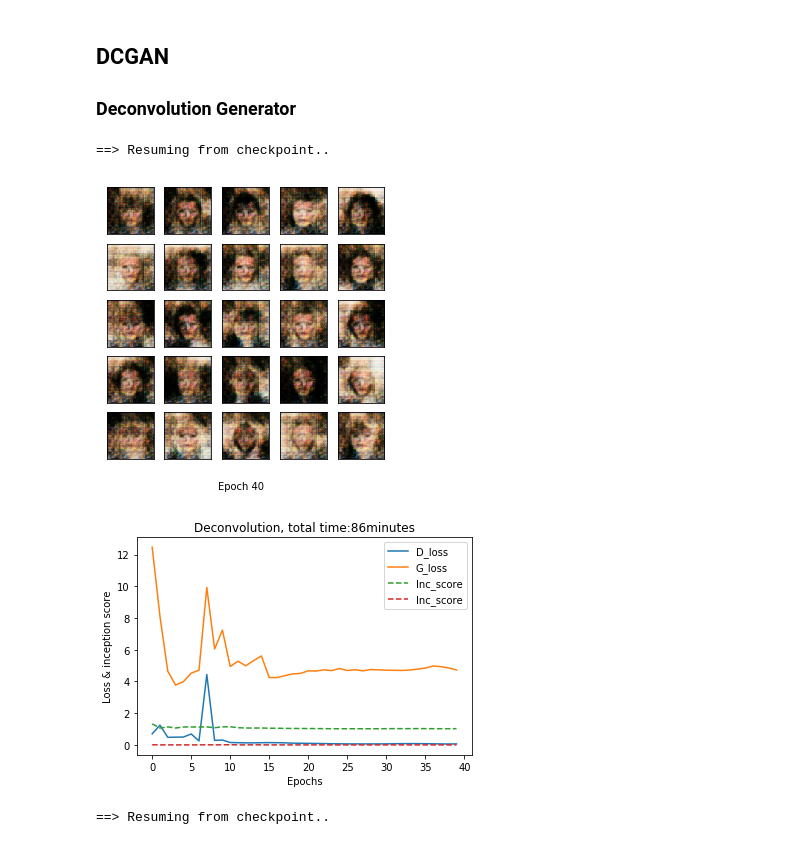
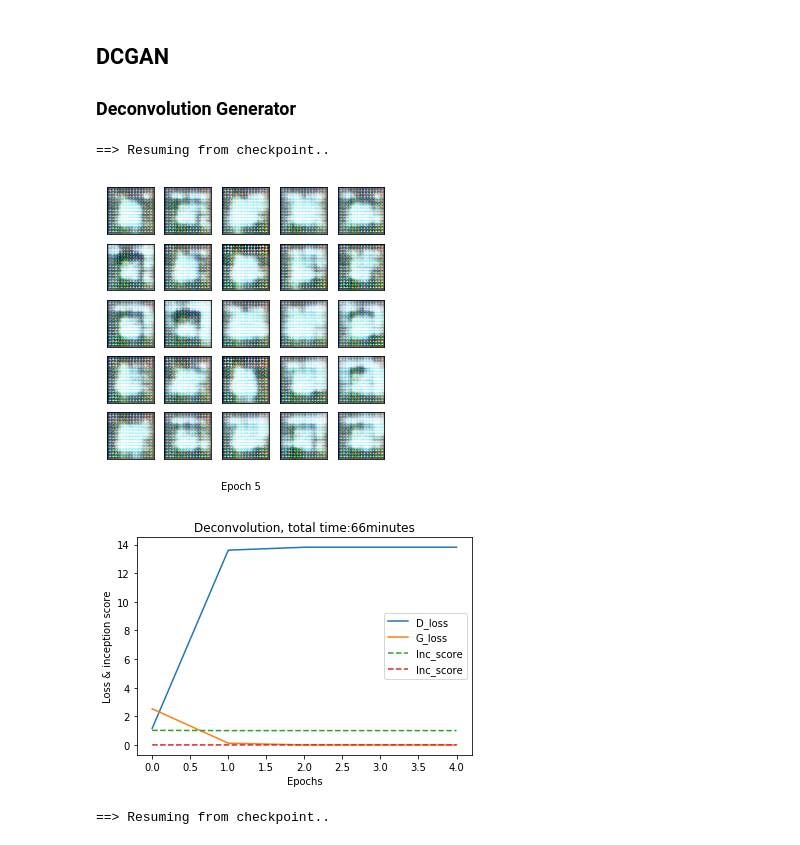
Before and after one commit to fanxiao001/ift6135-assignment, a Jupyter notebook: assignment4/ift6135_hwk4.ipynb, the cells around one changed output. Cells and saved outputs as stored; diff of their text form; code cells hidden in the pictures.

```diff
--- a/assignment4/ift6135_hwk4.ipynb
+++ b/assignment4/ift6135_hwk4.ipynb
@@ -49,27 +49,26 @@ dataset = datasets.ImageFolder(root=img_root, transform=data_transform)
 ## DCGAN
 ### Deconvolution Generator
 # %%
-#
-
-G,D,train_hist = GAN_CelebA.loadCheckpoint('GANDeconvolution_t2000_h100_ep20.c5',hidden_dim,use_cuda=use_cuda)
+filename='GANDeconv_t8000_h100_ep5' #'GANDeconvolution_t2000_h100_ep20.c5'
+G,D,train_hist = GAN_CelebA.loadCheckpoint(filename,hidden_dim,use_cuda=use_cuda)
 epoch_num=len(train_hist['D_losses'])
 GAN_CelebA.show_result(G,D,epoch_num, hidden_dim, show=True,save=True, path='figures/result_Deconvolution.pdf', use_cuda=use_cuda)
 
 plt.plot(range(0,epoch_num),train_hist['D_losses'],label='D_loss')
 plt.plot(range(0,epoch_num),train_hist['G_losses'],label='G_loss')
 plt.plot(range(0,epoch_num),train_hist['Inc_score'],linestyle='--',label='Inc_score')
 plt.xlabel('Epochs')
 plt.ylabel('Loss & inception score')
 plt.title('Deconvolution, total time:'+str(int(train_hist['total_ptime'][0]/60))+'minutes')
 plt.legend()
 plt.show()
 
 #test_z = torch.randn(10000,100,1,1)
 #inception_score(test_z, G, D, batch_size=128, cuda=use_cuda, resize=False, splits=10)
 # %% [output]
 ==> Resuming from checkpoint..
-[figure, old version]
+[figure, new version]
-[figure, old version]
+[figure, new version]
 # %%
 G,D,train_hist = GAN_CelebA.loadCheckpoint('GANDeconvolution_t4000_h100_ep40.c1',hidden_dim,use_cuda=use_cuda)
 epoch_num=len(train_hist['D_losses'])
```
Also changed, not shown: parts of 5 cells of this notebook, 6 other files.
